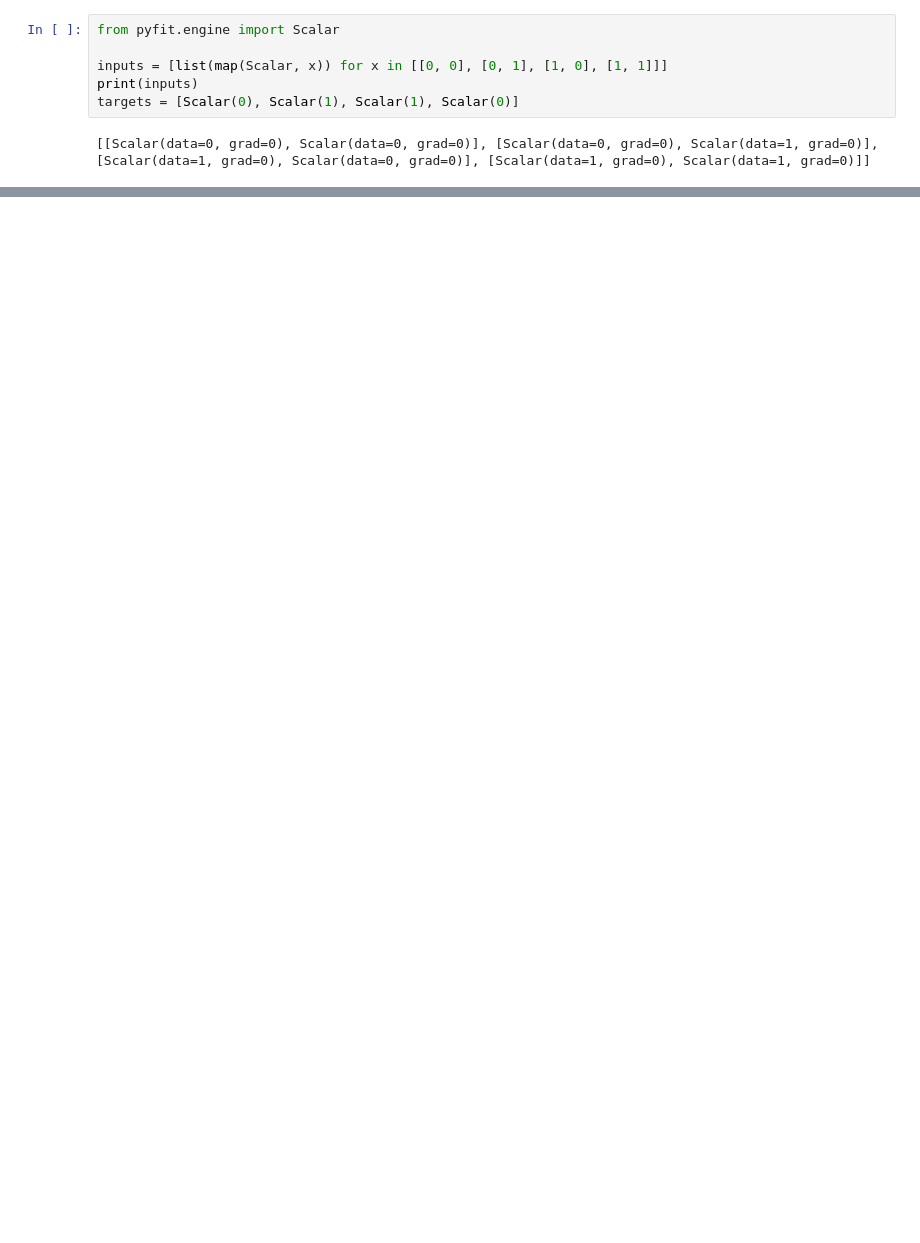
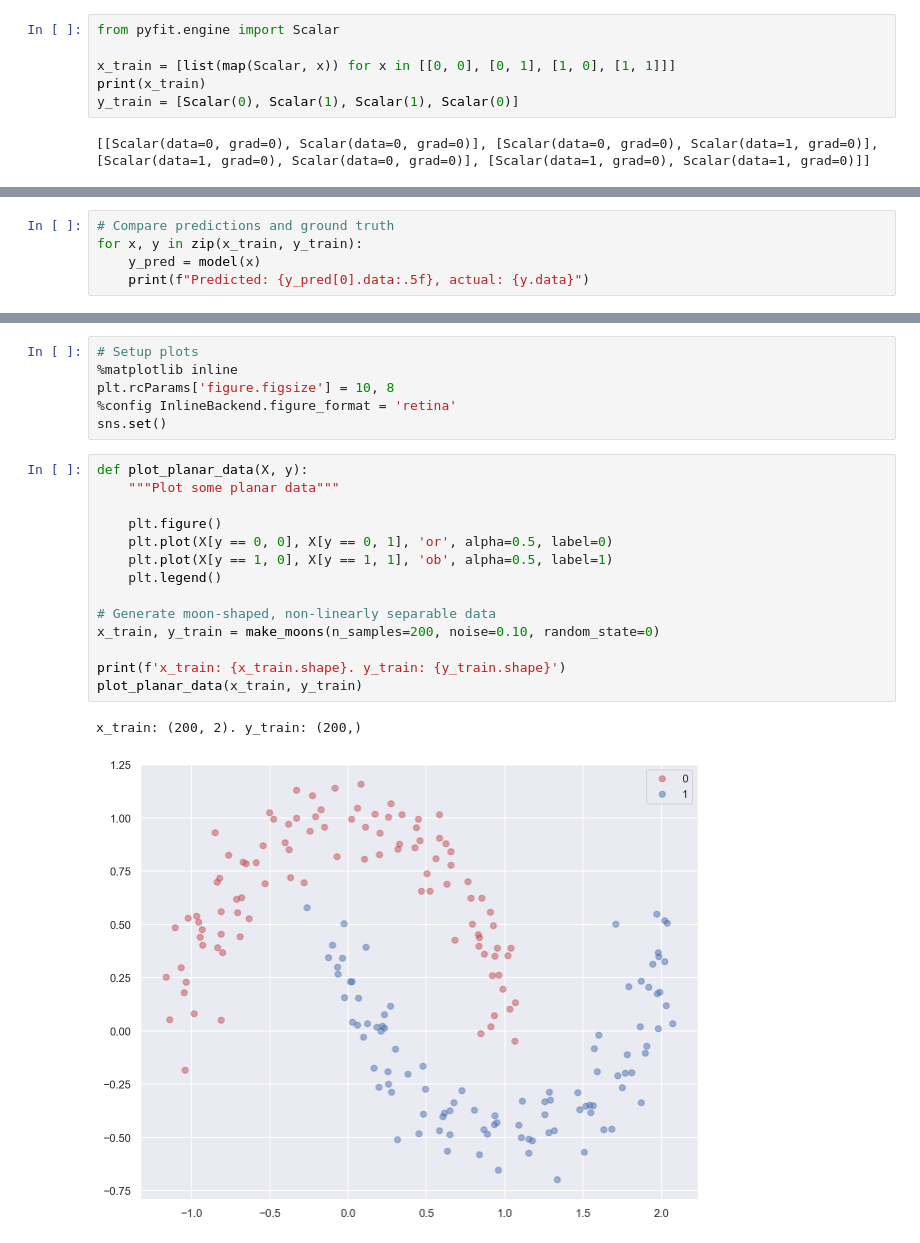
Before and after one commit to bpesquet/pyfit, a Jupyter notebook: demo.ipynb, the cells around one changed output, grey strips where cells are left out. Saved outputs shown, nothing was run; the diff lists cells and outputs as text; blank space fills up the shorter version.

```diff
--- a/demo.ipynb
+++ b/demo.ipynb
@@ -84,8 +84,8 @@ draw_dot(y)
 # %%
 from pyfit.engine import Scalar
 
-inputs = [list(map(Scalar, x)) for x in [[0, 0], [0, 1], [1, 0], [1, 1]]]
-print(inputs)
-targets = [Scalar(0), Scalar(1), Scalar(1), Scalar(0)]
+x_train = [list(map(Scalar, x)) for x in [[0, 0], [0, 1], [1, 0], [1, 1]]]
+print(x_train)
+y_train = [Scalar(0), Scalar(1), Scalar(1), Scalar(0)]
 # %% [output]
 [[Scalar(data=0, grad=0), Scalar(data=0, grad=0)], [Scalar(data=0, grad=0), Scalar(data=1, grad=0)], [Scalar(data=1, grad=0), Scalar(data=0, grad=0)], [Scalar(data=1, grad=0), Scalar(data=1, grad=0)]]
@@ -143,0 +139,5 @@ Epoch 499, loss = 3.143088571022705e-16
+# %%
+# Compare predictions and ground truth
+for x, y in zip(x_train, y_train):
+    y_pred = model(x)
+    print(f"Predicted: {y_pred[0].data:.5f}, actual: {y.data}")
@@ -143,0 +158,23 @@ Epoch 499, loss = 3.143088571022705e-16
+# %%
+# Setup plots
+%matplotlib inline
+plt.rcParams['figure.figsize'] = 10, 8
+%config InlineBackend.figure_format = 'retina'
+sns.set()
+# %%
+def plot_planar_data(X, y):
+    """Plot some planar data"""
+
+    plt.figure()
+    plt.plot(X[y == 0, 0], X[y == 0, 1], 'or', alpha=0.5, label=0)
+    plt.plot(X[y == 1, 0], X[y == 1, 1], 'ob', alpha=0.5, label=1)
+    plt.legend()
+
+# Generate moon-shaped, non-linearly separable data
+x_train, y_train = make_moons(n_samples=200, noise=0.10, random_state=0)
+
+print(f'x_train: {x_train.shape}. y_train: {y_train.shape}')
+plot_planar_data(x_train, y_train)
+# %% [output]
+x_train: (200, 2). y_train: (200,)
+[figure, added]
```
Also changed, not shown: parts of 12 cells of this notebook, 2 other files.
